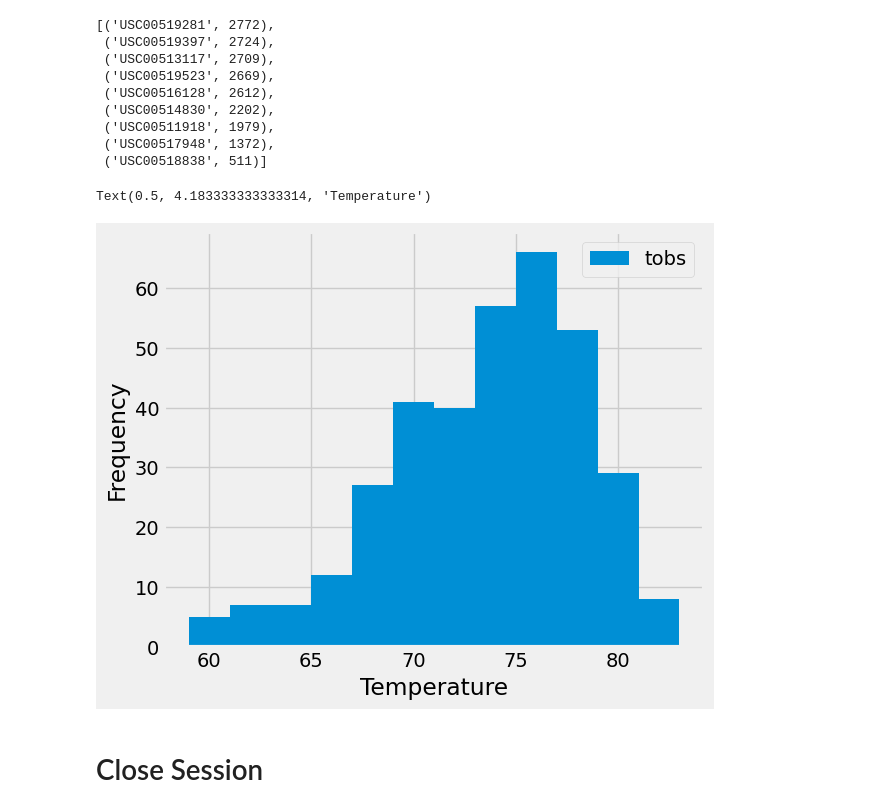
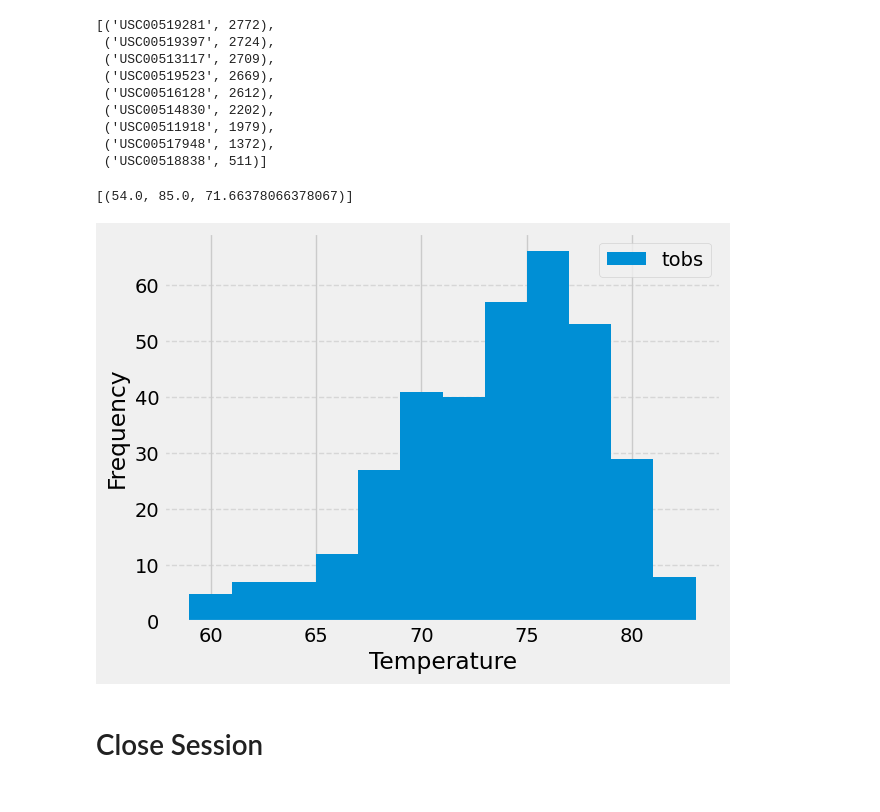
Before and after one commit to hetal24/sqlalchemy-challenge, a Jupyter notebook: Surfsup/climate_starter.ipynb, the cells around one changed output. Drawn from its saved outputs; the diff is of its cells as text; code cells hidden in the pictures.

```diff
--- a/Surfsup/climate_starter.ipynb
+++ b/Surfsup/climate_starter.ipynb
@@ -119,12 +119,32 @@ most_active_stations
  ('USC00518838', 511)]
 # %%
 # Using the most active station id from the previous query, calculate the lowest, highest, and average temperature.
+most_active_station_id = most_active_stations[0]
+temperature = (
+    session.query(
+        func.min(Measurement.tobs),
+        func.max(Measurement.tobs),
+        func.avg(Measurement.tobs),
+    )
+    .filter(Measurement.station == most_active_station_id[0])
+    .first()
+)
+[temperature]
+# %% [output]
+[(54.0, 85.0, 71.66378066378067)]
 # %%
 # Using the most active station id
 # Query the last 12 months of temperature observation data for this station and plot the results as a histogram
+data=session.query(Measurement.tobs).filter(Measurement.station == most_active_station_id[0]).filter(Measurement.date >= one_year_ago).all()
+c_data = [value[0] for value in data]
+plt.hist(c_data, bins=12,label='tobs')
+plt.xlabel("Temperature")
+plt.ylabel("Frequency")
+plt.legend(loc='upper right',fontsize=14)
+plt.grid(axis='y', linestyle='--', alpha=0.7)
+plt.show()
 # %% [output]
-Text(0.5, 4.183333333333314, 'Temperature')
-[figure, old version]
+[figure, new version]
 # %% [markdown]
 # Close Session
 # %%
```
Also changed, not shown: parts of 2 cells of this notebook.
